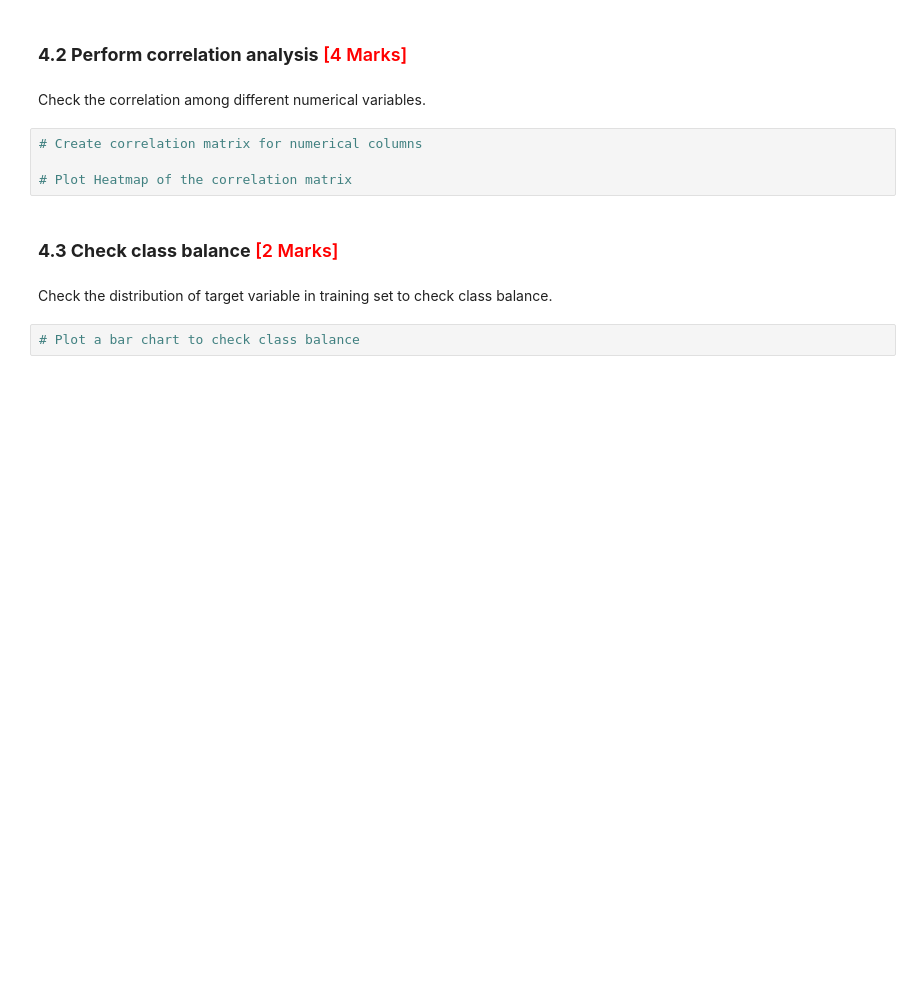
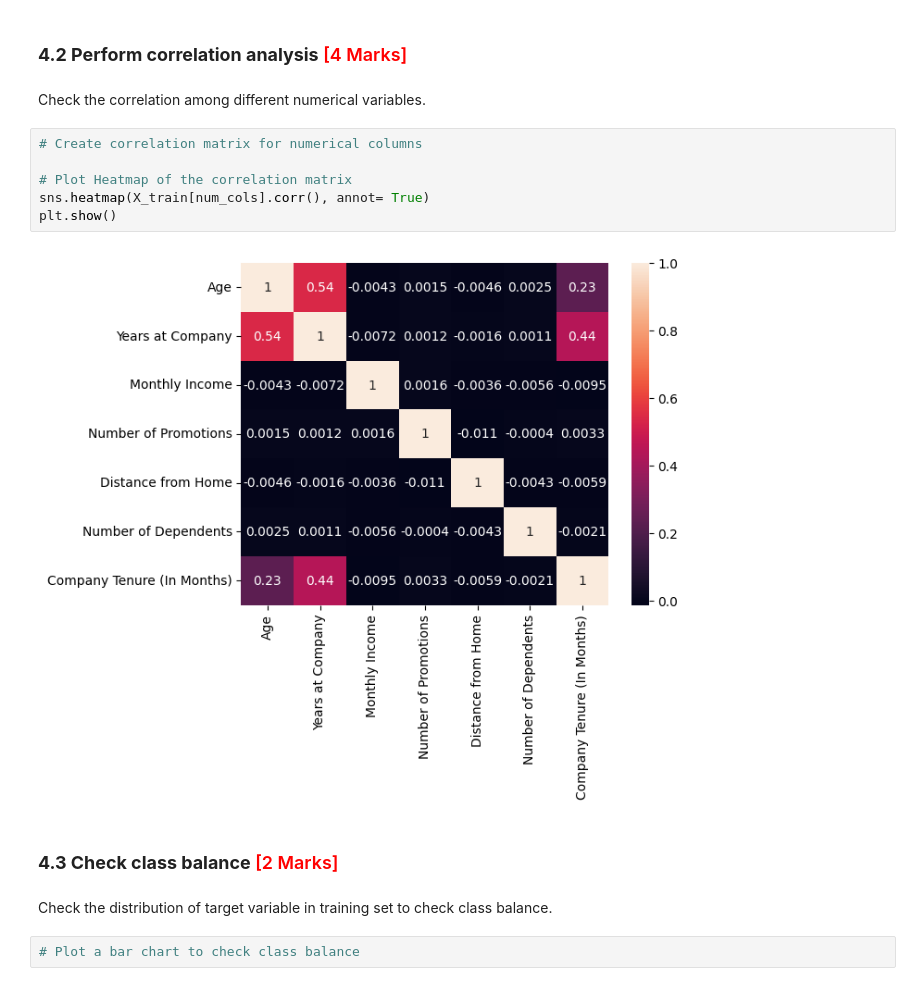
Before and after one commit to hemantgogawale/Predicting_Employee_Retention, a Jupyter notebook: Predicting_Employee_Retention_Starter.ipynb, the cells around one changed output. Cells and saved outputs as stored; diff of their text form; blank space fills up the shorter version.

```diff
--- a/Predicting_Employee_Retention_Starter.ipynb
+++ b/Predicting_Employee_Retention_Starter.ipynb
@@ -398,7 +443,11 @@ Check the correlation among different numerical variables.
 # %%
 # Create correlation matrix for numerical columns
 
 # Plot Heatmap of the correlation matrix
+sns.heatmap(X_train[num_cols].corr(), annot= True)
+plt.show()
+# %% [output]
+[figure, added]
 # %% [markdown]
 ### **4.3 Check class balance** <font color="red">[2 Marks]</font>
 # %% [markdown]
```
Also changed, not shown: parts of 13 cells of this notebook.
